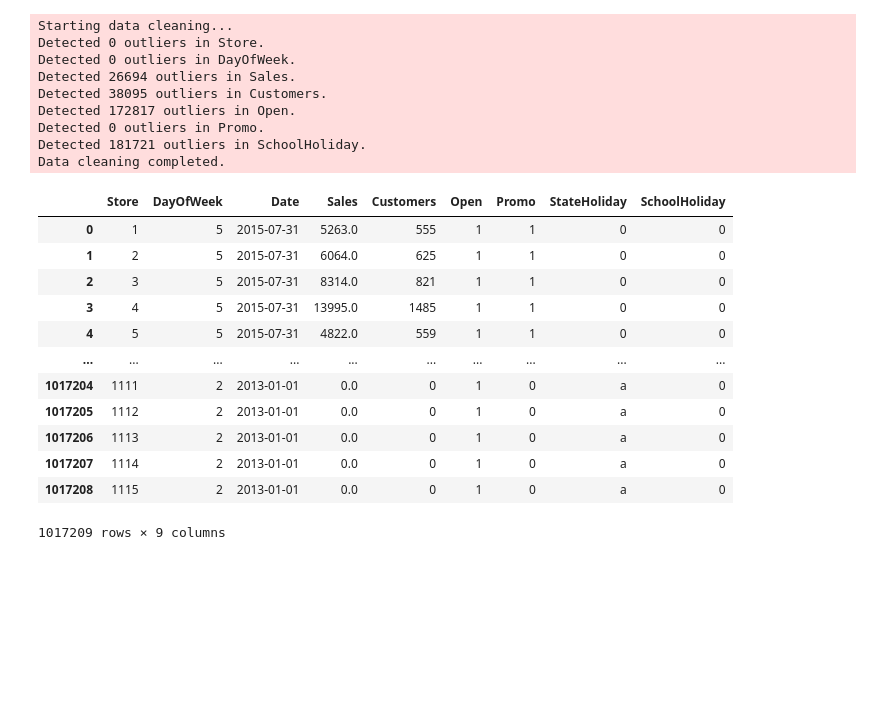
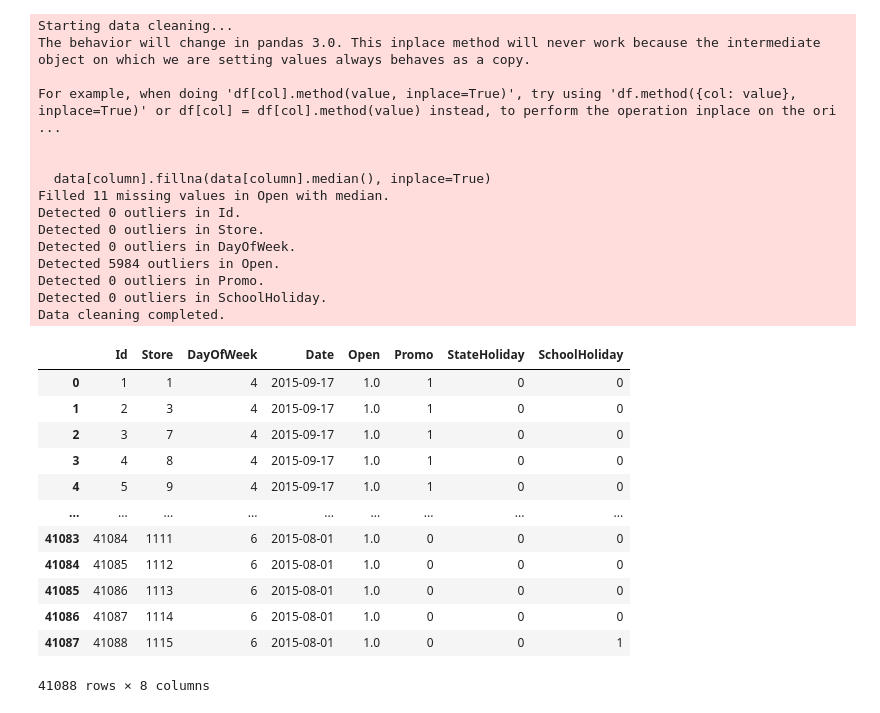
Before and after one commit to tsega19/Rossmann-Sales-Forecasting-Pipeline, a Jupyter notebook: notbook/EDA_preprocessing_test.ipynb, the cells around one changed output. Saved outputs shown, nothing was run; the diff lists cells and outputs as text; code cells hidden in the pictures; blank space fills up the shorter version.

```diff
--- a/notbook/EDA_preprocessing_test.ipynb
+++ b/notbook/EDA_preprocessing_test.ipynb
@@ -12,26 +10,32 @@ store_data = pd.read_csv('../data/raw/4_store.csv')
 # %%
-clean_data(train_data)
+clean_data(test_data)
 # %% [output]
 Starting data cleaning...
+The behavior will change in pandas 3.0. This inplace method will never work because the intermediate object on which we are setting values always behaves as a copy.
+
+For example, when doing 'df[col].method(value, inplace=True)', try using 'df.method({col: value}, inplace=True)' or df[col] = df[col].method(value) instead, to perform the operation inplace on the ori ...
+
+
+  data[column].fillna(data[column].median(), inplace=True)
+Filled 11 missing values in Open with median.
+Detected 0 outliers in Id.
 Detected 0 outliers in Store.
 Detected 0 outliers in DayOfWeek.
-Detected 26694 outliers in Sales.
-Detected 38095 outliers in Customers.
-Detected 172817 outliers in Open.
+Detected 5984 outliers in Open.
 Detected 0 outliers in Promo.
-Detected 181721 outliers in SchoolHoliday.
+Detected 0 outliers in SchoolHoliday.
 Data cleaning completed.
-|  | Store | DayOfWeek | Date | Sales | Customers | Open | Promo | StateHoliday | SchoolHoliday |
-| 0 | 1 | 5 | 2015-07-31 | 5263.0 | 555 | 1 | 1 | 0 | 0 |
-| 1 | 2 | 5 | 2015-07-31 | 6064.0 | 625 | 1 | 1 | 0 | 0 |
-| 2 | 3 | 5 | 2015-07-31 | 8314.0 | 821 | 1 | 1 | 0 | 0 |
-| 3 | 4 | 5 | 2015-07-31 | 13995.0 | 1485 | 1 | 1 | 0 | 0 |
-| 4 | 5 | 5 | 2015-07-31 | 4822.0 | 559 | 1 | 1 | 0 | 0 |
-| ... | ... | ... | ... | ... | ... | ... | ... | ... | ... |
-| 1017204 | 1111 | 2 | 2013-01-01 | 0.0 | 0 | 1 | 0 | a | 0 |
-| 1017205 | 1112 | 2 | 2013-01-01 | 0.0 | 0 | 1 | 0 | a | 0 |
-| 1017206 | 1113 | 2 | 2013-01-01 | 0.0 | 0 | 1 | 0 | a | 0 |
-| 1017207 | 1114 | 2 | 2013-01-01 | 0.0 | 0 | 1 | 0 | a | 0 |
-| 1017208 | 1115 | 2 | 2013-01-01 | 0.0 | 0 | 1 | 0 | a | 0 |
+|  | Id | Store | DayOfWeek | Date | Open | Promo | StateHoliday | SchoolHoliday |
+| 0 | 1 | 1 | 4 | 2015-09-17 | 1.0 | 1 | 0 | 0 |
+| 1 | 2 | 3 | 4 | 2015-09-17 | 1.0 | 1 | 0 | 0 |
+| 2 | 3 | 7 | 4 | 2015-09-17 | 1.0 | 1 | 0 | 0 |
+| 3 | 4 | 8 | 4 | 2015-09-17 | 1.0 | 1 | 0 | 0 |
+| 4 | 5 | 9 | 4 | 2015-09-17 | 1.0 | 1 | 0 | 0 |
+| ... | ... | ... | ... | ... | ... | ... | ... | ... |
+| 41083 | 41084 | 1111 | 6 | 2015-08-01 | 1.0 | 0 | 0 | 0 |
+| 41084 | 41085 | 1112 | 6 | 2015-08-01 | 1.0 | 0 | 0 | 0 |
+| 41085 | 41086 | 1113 | 6 | 2015-08-01 | 1.0 | 0 | 0 | 0 |
+| 41086 | 41087 | 1114 | 6 | 2015-08-01 | 1.0 | 0 | 0 | 0 |
+| 41087 | 41088 | 1115 | 6 | 2015-08-01 | 1.0 | 0 | 0 | 1 |
-1017209 rows × 9 columns
+41088 rows × 8 columns
 # %%
```
Also changed, not shown: parts of 13 cells of this notebook, 7 other files.
